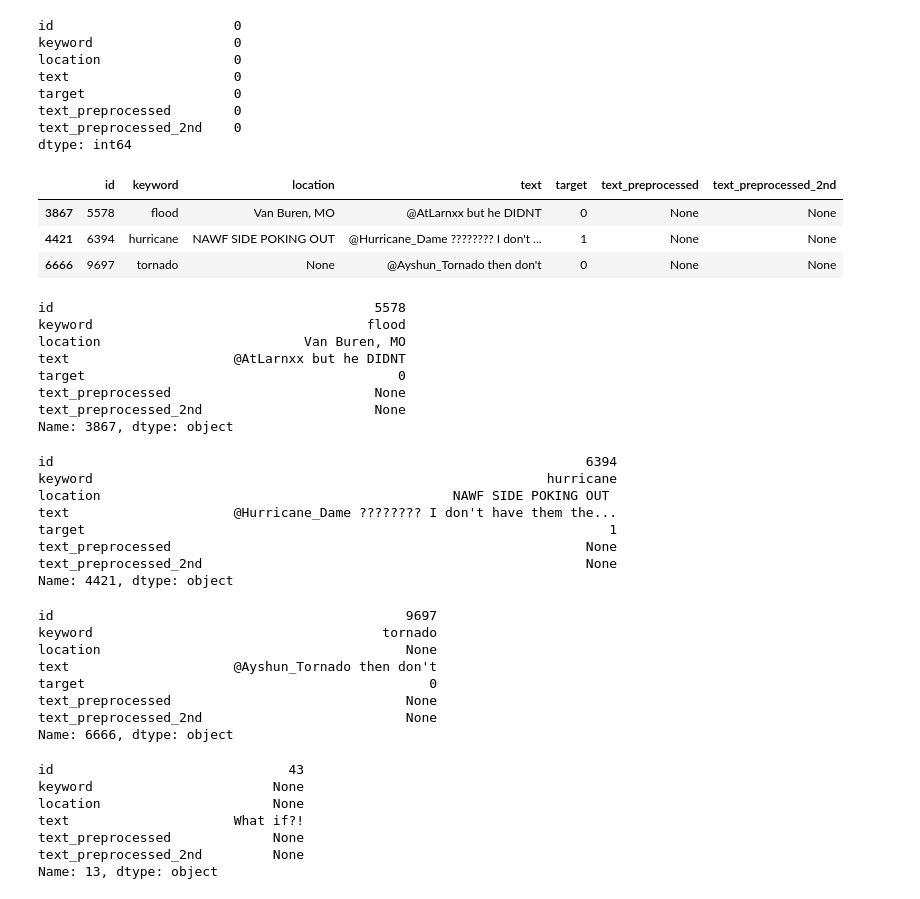
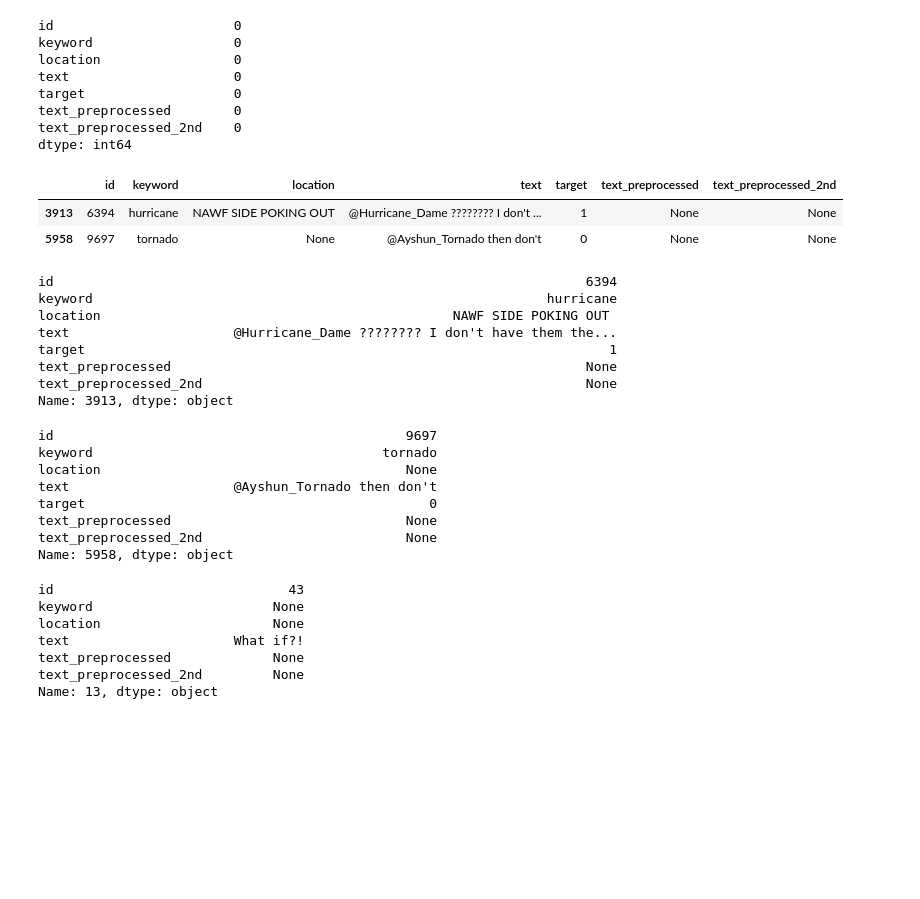
Before and after one commit to Nicole-Hong/LHL_Final_Project_NLP, a Jupyter notebook: src/nlp_disaster_preprocessing_EDA.ipynb, the cells around one changed output. Saved outputs shown, nothing was run; the diff lists cells and outputs as text; code cells hidden in the pictures; blank space fills up the shorter version.

```diff
--- a/src/nlp_disaster_preprocessing_EDA.ipynb
+++ b/src/nlp_disaster_preprocessing_EDA.ipynb
@@ -1259,10 +1392,10 @@ memory usage: 127.6+ KB
 | 3262 | 10875 | NaN | NaN | #CityofCalgary has activated its ... | cityofcalgary activated municipal... |
 3263 rows × 5 columns
 # %%
-# fill missing data (NaN) with "None" - train_df
-train_df['keyword'] = train_df['keyword'].fillna("None")
-train_df['location'] = train_df['location'].fillna("None")
-train_df
+# fill missing data (NaN) with "None" - rtrain_df (preprocessed train_df)
+rtrain_df['keyword'] = rtrain_df['keyword'].fillna("None")
+rtrain_df['location'] = rtrain_df['location'].fillna("None")
+rtrain_df
 # %% [output]
 |  | id | keyword | location | text | target | text_preprocessed |
 | 0 | 1 | None | None | Our Deeds are the Reason of this ... | 1 | deed reason earthquake may allah ... |
@@ -1320,9 +1472,9 @@ test_df['text_preprocessed'] = test_df['text_preprocessed'].fillna("None")
 test_df.isnull().sum()
 test_df
 
-train_df['text_preprocessed'] = train_df['text_preprocessed'].fillna("None")
-train_df.isnull().sum()
-train_df
+rtrain_df['text_preprocessed'] = rtrain_df['text_preprocessed'].fillna("None")
+rtrain_df.isnull().sum()
+rtrain_df
 # %% [output]
 id                   0
 keyword              0
@@ -1366,6 +1518,6 @@ dtype: int64
 # %%
 # test removing specific words - 'im', 'u' and 'amp':
-text = train_df['text_preprocessed'][0]
+text = rtrain_df['text_preprocessed'][0]
 words = word_tokenize(text)
 words
 words = ['' if w == 'u' else w for w in words]
@@ -1402,11 +1554,11 @@ def preprocess_again(text):
 # start time to measure the time of the program execution
 start_time = time.time()
 
-train_df['text_preprocessed_2nd'] = train_df['text_preprocessed'].apply(preprocess_again)
+rtrain_df['text_preprocessed_2nd'] = rtrain_df['text_preprocessed'].apply(preprocess_again)
 
 # check
-train_df.info()
-train_df
+rtrain_df.info()
+rtrain_df
 
 # print the overall program runtime.
 print(f"\n\n--- {(time.time() - start_time)} seconds ---")
@@ -1492,39 +1644,29 @@ text_preprocessed        0
 text_preprocessed_2nd    0
 dtype: int64
 # %%
-train_df[train_df['text_preprocessed']=='None']
-train_df.iloc[3867, :]
-train_df.iloc[4421, :]
-train_df.iloc[6666, :]
+rtrain_df[rtrain_df['text_preprocessed']=='None']
+rtrain_df.iloc[3913, :]
+rtrain_df.iloc[5958, :]
 # %% [output]
 |  | id | keyword | location | text | target | text_preprocessed | text_preprocessed_2nd |
-| 3867 | 5578 | flood | Van Buren, MO | @AtLarnxx but he DIDNT | 0 | None | None |
-| 4421 | 6394 | hurricane | NAWF SIDE POKING OUT | @Hurricane_Dame ???????? I don't ... | 1 | None | None |
-| 6666 | 9697 | tornado | None | @Ayshun_Tornado then don't | 0 | None | None |
+| 3913 | 6394 | hurricane | NAWF SIDE POKING OUT | @Hurricane_Dame ???????? I don't ... | 1 | None | None |
+| 5958 | 9697 | tornado | None | @Ayshun_Tornado then don't | 0 | None | None |
-id                                         5578
-keyword                                   flood
-location                          Van Buren, MO
-text                     @AtLarnxx but he DIDNT
-target                                        0
-text_preprocessed                          None
-text_preprocessed_2nd                      None
-Name: 3867, dtype: object
+id                                                                    6394
+keyword                                                          hurricane
+location                                             NAWF SIDE POKING OUT
+text                     @Hurricane_Dame ???????? I don't have them the...
+target                                                                   1
+text_preprocessed                                                     None
+text_preprocessed_2nd                                                 None
+Name: 3913, dtype: object
-id                                                                    6394
-keyword                                                          hurricane
-location                                             NAWF SIDE POKING OUT
-text                     @Hurricane_Dame ???????? I don't have them the...
-target                                                                   1
-text_preprocessed                                                     None
-text_preprocessed_2nd                                                 None
-Name: 4421, dtype: object
+id                                             9697
+keyword                                     tornado
+location                                       None
+text                     @Ayshun_Tornado then don't
+target                                            0
+text_preprocessed                              None
+text_preprocessed_2nd                          None
+Name: 5958, dtype: object
-id                                             9697
-keyword                                     tornado
-location                                       None
-text                     @Ayshun_Tornado then don't
-target                                            0
-text_preprocessed                              None
-text_preprocessed_2nd                          None
-Name: 6666, dtype: object
 # %%
 test_df.iloc[13, :]
 # %% [output]
```
Also changed, not shown: parts of 33 cells of this notebook, 13 other files.
